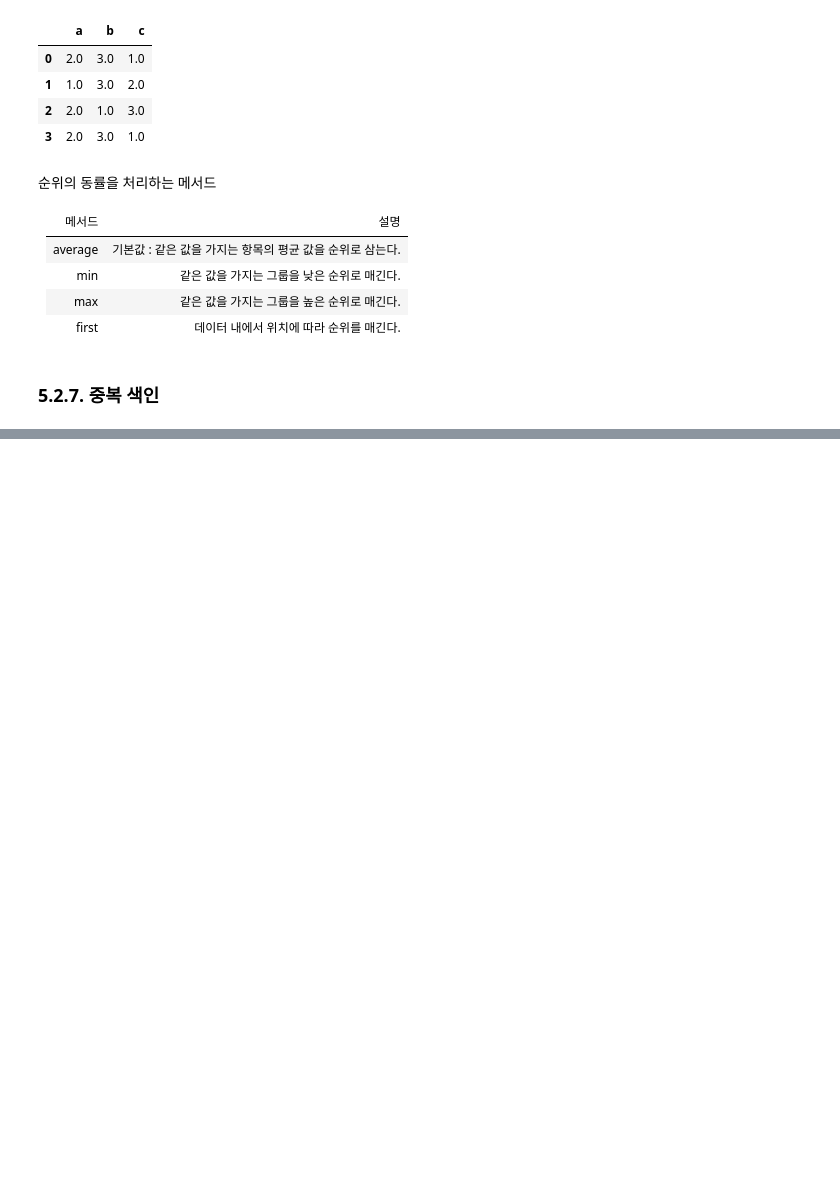
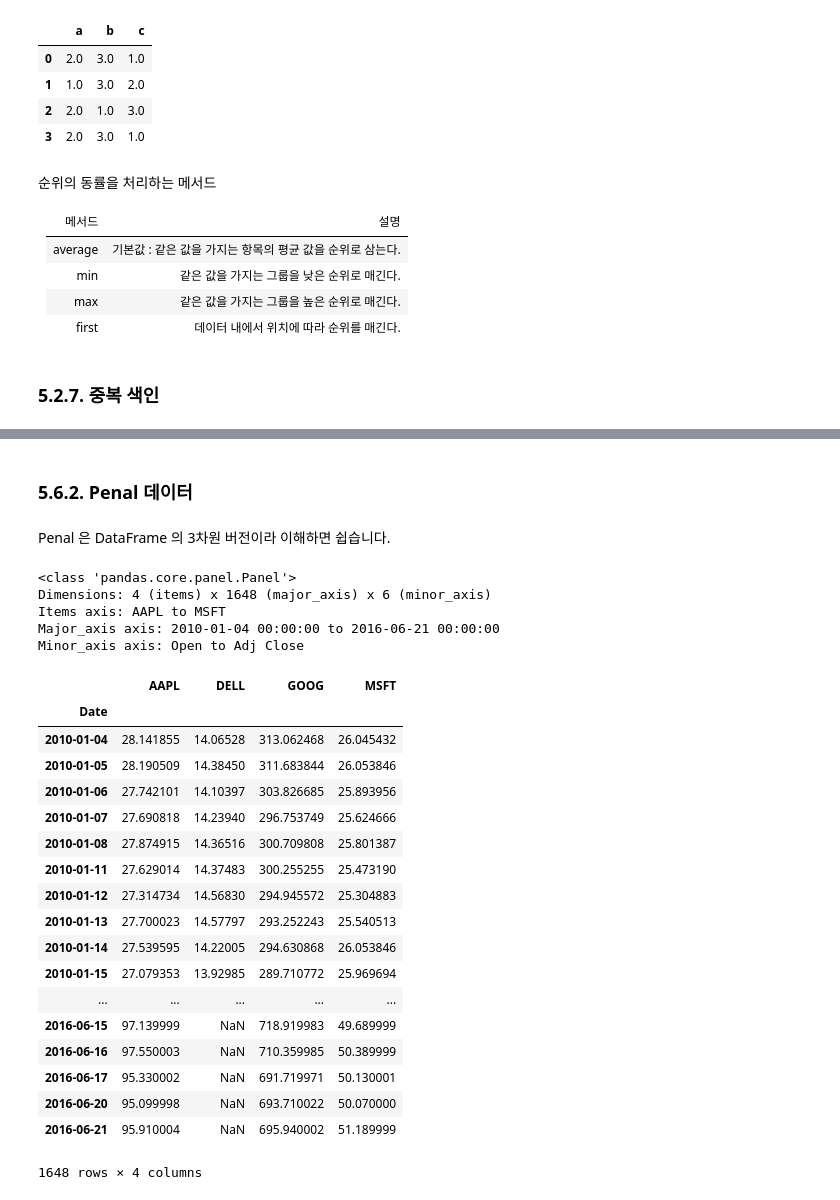
Before and after one commit to tomining/python, a Jupyter notebook: python_for_data_analysis/CH5_Pandas.ipynb, the cells around one changed output, grey strips where cells are left out. Cells and saved outputs as stored; diff of their text form; code cells hidden in the pictures; blank space fills up the shorter version.

Commit message:
pandas 예제 추가

```diff
--- a/python_for_data_analysis/CH5_Pandas.ipynb
+++ b/python_for_data_analysis/CH5_Pandas.ipynb
@@ -1439,0 +2406,41 @@ frame.rank(axis=1)
+# %% [markdown]
+### 5.6.2. Penal 데이터
+# %% [markdown]
+Penal 은 DataFrame 의 3차원 버전이라 이해하면 쉽습니다.
+# %%
+import pandas.io.data as web
+
+pdata = pd.Panel(dict((stk, web.get_data_yahoo(stk))
+                      for stk in ['AAPL', 'GOOG', 'MSFT', 'DELL']))
+# %%
+pdata
+# %% [output]
+<class 'pandas.core.panel.Panel'>
+Dimensions: 4 (items) x 1648 (major_axis) x 6 (minor_axis)
+Items axis: AAPL to MSFT
+Major_axis axis: 2010-01-04 00:00:00 to 2016-06-21 00:00:00
+Minor_axis axis: Open to Adj Close
+# %%
+pdata = pdata.swapaxes('items', 'minor')
+# %%
+pdata['Adj Close']
+# %% [output]
+|  | AAPL | DELL | GOOG | MSFT |
+| Date |  |  |  |  |
+| 2010-01-04 | 28.141855 | 14.06528 | 313.062468 | 26.045432 |
+| 2010-01-05 | 28.190509 | 14.38450 | 311.683844 | 26.053846 |
+| 2010-01-06 | 27.742101 | 14.10397 | 303.826685 | 25.893956 |
+| 2010-01-07 | 27.690818 | 14.23940 | 296.753749 | 25.624666 |
+| 2010-01-08 | 27.874915 | 14.36516 | 300.709808 | 25.801387 |
+| 2010-01-11 | 27.629014 | 14.37483 | 300.255255 | 25.473190 |
+| 2010-01-12 | 27.314734 | 14.56830 | 294.945572 | 25.304883 |
+| 2010-01-13 | 27.700023 | 14.57797 | 293.252243 | 25.540513 |
+| 2010-01-14 | 27.539595 | 14.22005 | 294.630868 | 26.053846 |
+| 2010-01-15 | 27.079353 | 13.92985 | 289.710772 | 25.969694 |
+| ... | ... | ... | ... | ... |
+| 2016-06-15 | 97.139999 | NaN | 718.919983 | 49.689999 |
+| 2016-06-16 | 97.550003 | NaN | 710.359985 | 50.389999 |
+| 2016-06-17 | 95.330002 | NaN | 691.719971 | 50.130001 |
+| 2016-06-20 | 95.099998 | NaN | 693.710022 | 50.070000 |
+| 2016-06-21 | 95.910004 | NaN | 695.940002 | 51.189999 |
+1648 rows × 4 columns
```
Also changed, not shown: parts of 133 cells of this notebook, 2 other files.
